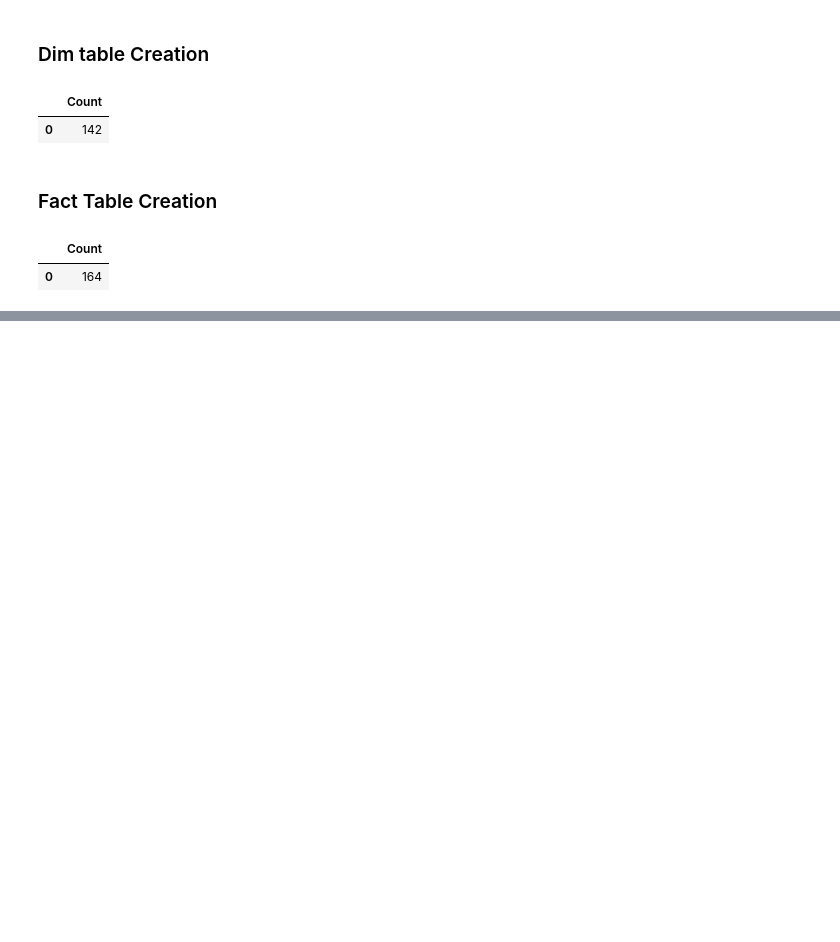
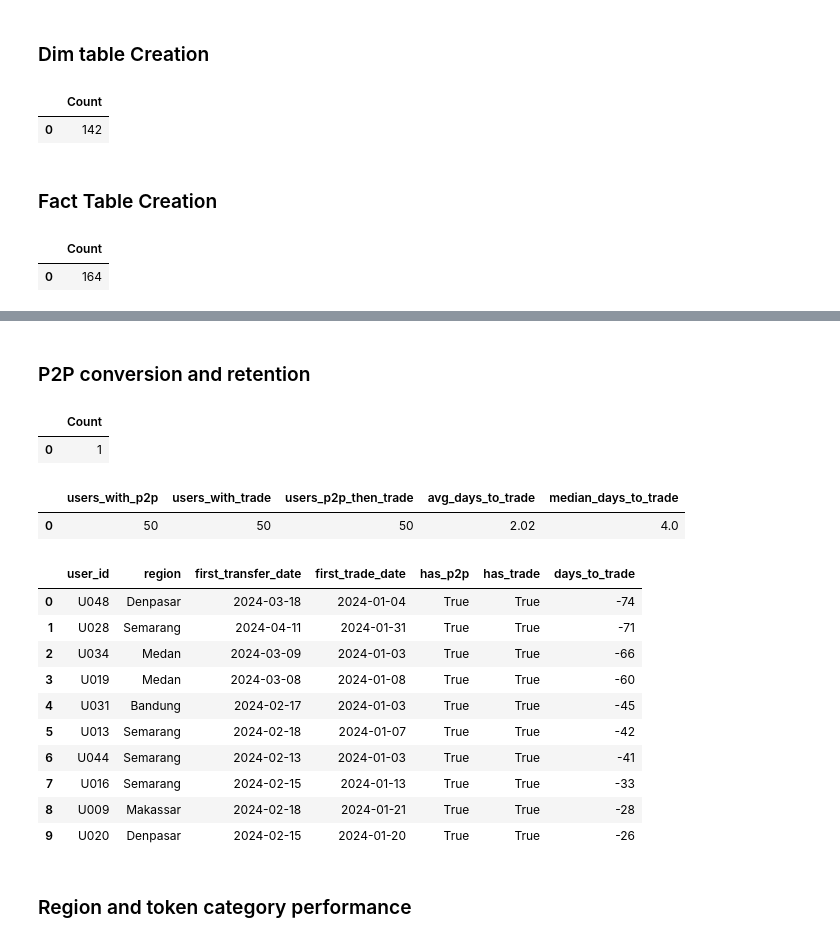
Before and after one commit to nivanrs/cryptocurrency_exchange, a Jupyter notebook: notebook/dev/process_dev.ipynb, the cells around one changed output, grey strips where cells are left out. Drawn from its saved outputs; the diff is of its cells as text; code cells hidden in the pictures; blank space fills up the shorter version.

```diff
--- a/notebook/dev/process_dev.ipynb
+++ b/notebook/dev/process_dev.ipynb
@@ -430,0 +647,71 @@ WHERE status = 'SUCCESS';
+# %% [markdown]
+### P2P conversion and retention
+# %%
+%%sql
+DROP TABLE IF EXISTS mart_user_conversion;
+CREATE TABLE mart_user_conversion AS
+WITH p2p_union AS (
+    SELECT sender_id AS user_id, transfer_date AS event_date FROM fact_transfers
+    UNION ALL
+    SELECT receiver_id AS user_id, transfer_date FROM fact_transfers
+),
+first_p2p AS (
+    SELECT user_id, MIN(event_date) AS first_transfer_date
+    FROM p2p_union
+    GROUP BY 1
+),
+first_trade AS (
+    SELECT user_id, MIN(trade_date) AS first_trade_date
+    FROM fact_trades
+    GROUP BY 1
+)
+SELECT
+    u.user_id,
+    u.region,
+    first_p2p.first_transfer_date,
+    first_trade.first_trade_date,
+    first_p2p.first_transfer_date IS NOT NULL AS has_p2p,
+    first_trade.first_trade_date IS NOT NULL AS has_trade,
+    CASE
+        WHEN first_p2p.first_transfer_date IS NOT NULL AND first_trade.first_trade_date IS NOT NULL
+            THEN date_diff('day', first_p2p.first_transfer_date, first_trade.first_trade_date)
+    END AS days_to_trade
+FROM dim_users u
+LEFT JOIN first_p2p ON u.user_id = first_p2p.user_id
+LEFT JOIN first_trade ON u.user_id = first_trade.user_id;
+
+DROP TABLE IF EXISTS mart_conversion_summary;
+CREATE TABLE mart_conversion_summary AS
+SELECT
+    COUNT(*) FILTER (WHERE has_p2p) AS users_with_p2p,
+    COUNT(*) FILTER (WHERE has_trade) AS users_with_trade,
+    COUNT(*) FILTER (WHERE has_p2p AND has_trade) AS users_p2p_then_trade,
+    AVG(days_to_trade) FILTER (WHERE days_to_trade IS NOT NULL) AS avg_days_to_trade,
+    MEDIAN(days_to_trade) FILTER (WHERE days_to_trade IS NOT NULL) AS median_days_to_trade
+FROM mart_user_conversion;
+# %% [output]
+|  | Count |
+| 0 | 1 |
+# %%
+%%sql
+SELECT * FROM mart_conversion_summary;
+# %% [output]
+|  | users_with_p2p | users_with_trade | users_p2p_then_trade | avg_days_to_trade | median_days_to_trade |
+| 0 | 50 | 50 | 50 | 2.02 | 4.0 |
+# %%
+%%sql
+SELECT * FROM mart_user_conversion ORDER BY days_to_trade NULLS LAST LIMIT 10;
+# %% [output]
+|  | user_id | region | first_transfer_date | first_trade_date | has_p2p | has_trade | days_to_trade |
+| 0 | U048 | Denpasar | 2024-03-18 | 2024-01-04 | True | True | -74 |
+| 1 | U028 | Semarang | 2024-04-11 | 2024-01-31 | True | True | -71 |
+| 2 | U034 | Medan | 2024-03-09 | 2024-01-03 | True | True | -66 |
+| 3 | U019 | Medan | 2024-03-08 | 2024-01-08 | True | True | -60 |
+| 4 | U031 | Bandung | 2024-02-17 | 2024-01-03 | True | True | -45 |
+| 5 | U013 | Semarang | 2024-02-18 | 2024-01-07 | True | True | -42 |
+| 6 | U044 | Semarang | 2024-02-13 | 2024-01-03 | True | True | -41 |
+| 7 | U016 | Semarang | 2024-02-15 | 2024-01-13 | True | True | -33 |
+| 8 | U009 | Makassar | 2024-02-18 | 2024-01-21 | True | True | -28 |
+| 9 | U020 | Denpasar | 2024-02-15 | 2024-01-20 | True | True | -26 |
+# %% [markdown]
+### Region and token category performance
```
Also changed, not shown: parts of 36 cells of this notebook, 11 other files.
